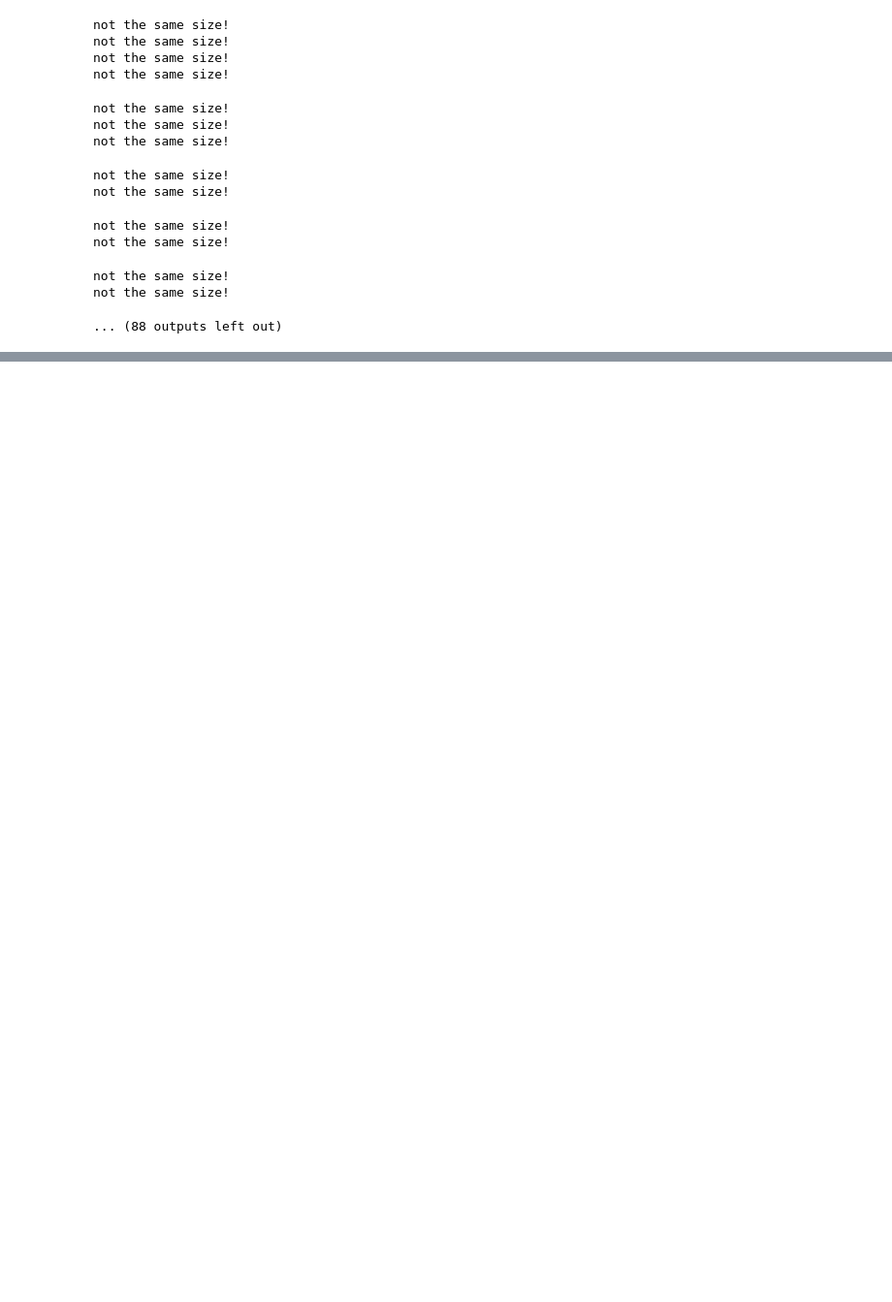
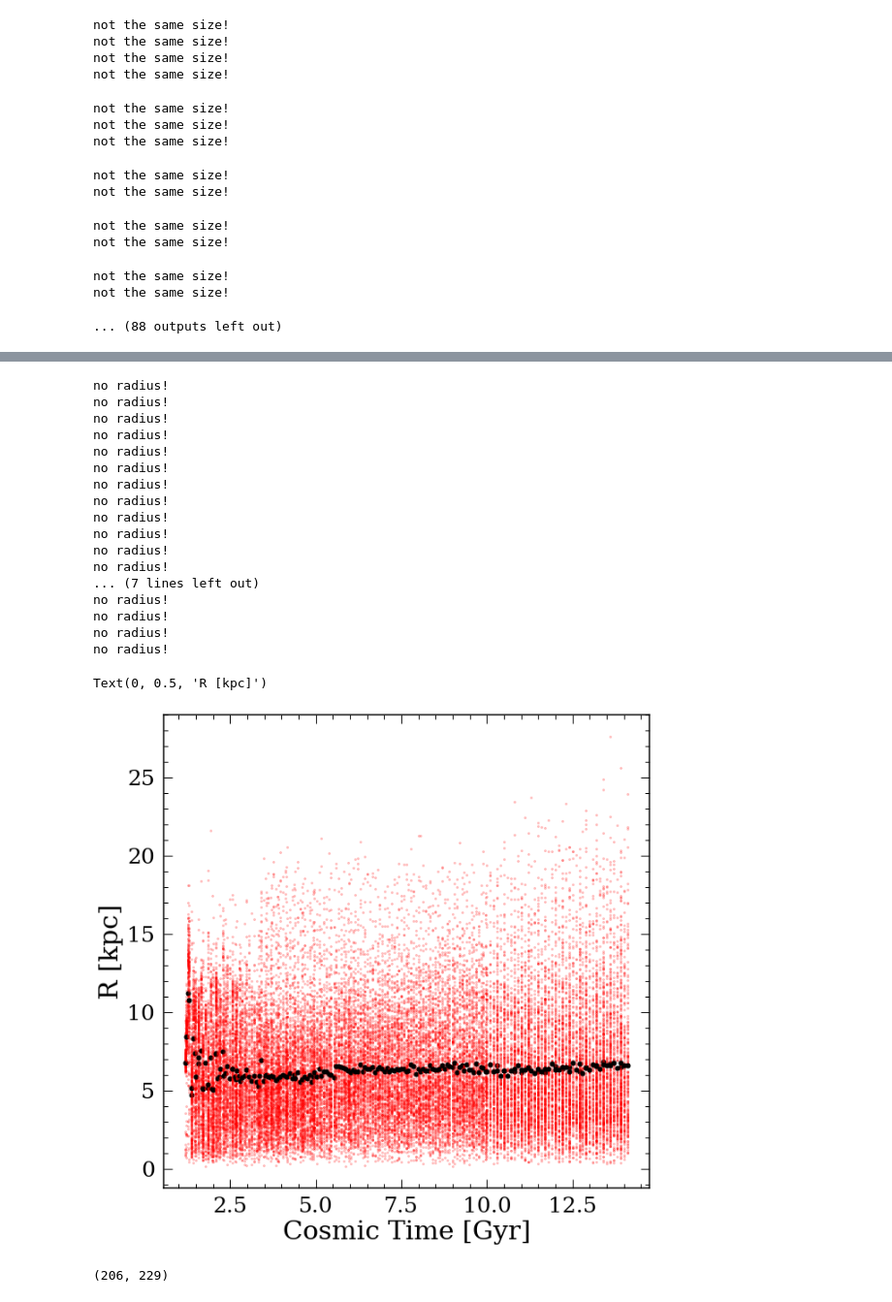
Before and after one commit to lyx12311/RbirThesisNIHAO, a Jupyter notebook: RMStrength.ipynb, the cells around one changed output, grey strips where cells are left out. Shown at 97% size. Drawn from its saved outputs; the diff is of its cells as text; code cells hidden in the pictures; blank space fills up the shorter version.

```diff
--- a/RMStrength.ipynb
+++ b/RMStrength.ipynb
@@ -262,0 +346,14 @@ not the same size!
+# %%
+
+times = []
+sigmars = []
+sigmars_mean = []
+for i in range(len(sortage)):
+    try:
+        stars['r_'+str(sortage[i])]
+    except:
+        print('no radius!')
+        continue
+    times.append(allages_rs[i])
+    sigmars.append(np.std(stars['r_'+str(sortage[i])]-stars['Rbir']))
+    sigmars_mean.append(np.mean(stars['r_'+str(sortage[i])]-stars['Rbir']))
@@ -262,0 +378,40 @@ not the same size!
+# %%
+
+colors = getcolor(allages_rs)
+plt.figure()
+for i in range(len(sortage)):
+    try:
+        stars['r_'+str(sortage[i])]
+    except:
+        print('no radius!')
+        continue
+    plt.plot(allages_rs[i]*np.ones(len(stars['r_'+str(sortage[i])])), stars['r_'+str(sortage[i])],
+             'ro', markersize=2, alpha=0.2)
+    plt.plot(allages_rs[i], np.mean(stars['r_'+str(sortage[i])]),
+             'ko', markersize=5, label='mean R')
+plt.xlabel('Cosmic Time [Gyr]')
+plt.ylabel('R [kpc]')
+# %% [output]
+no radius!
+no radius!
+no radius!
+no radius!
+no radius!
+no radius!
+no radius!
+no radius!
+no radius!
+no radius!
+no radius!
+no radius!
+... (7 lines left out)
+no radius!
+no radius!
+no radius!
+no radius!
+Text(0, 0.5, 'R [kpc]')
+[figure, added]
+# %%
+len(times), len(allages_rs)
+# %% [output]
+(206, 229)
```
Also changed, not shown: parts of 9 cells of this notebook, 2 other files.
